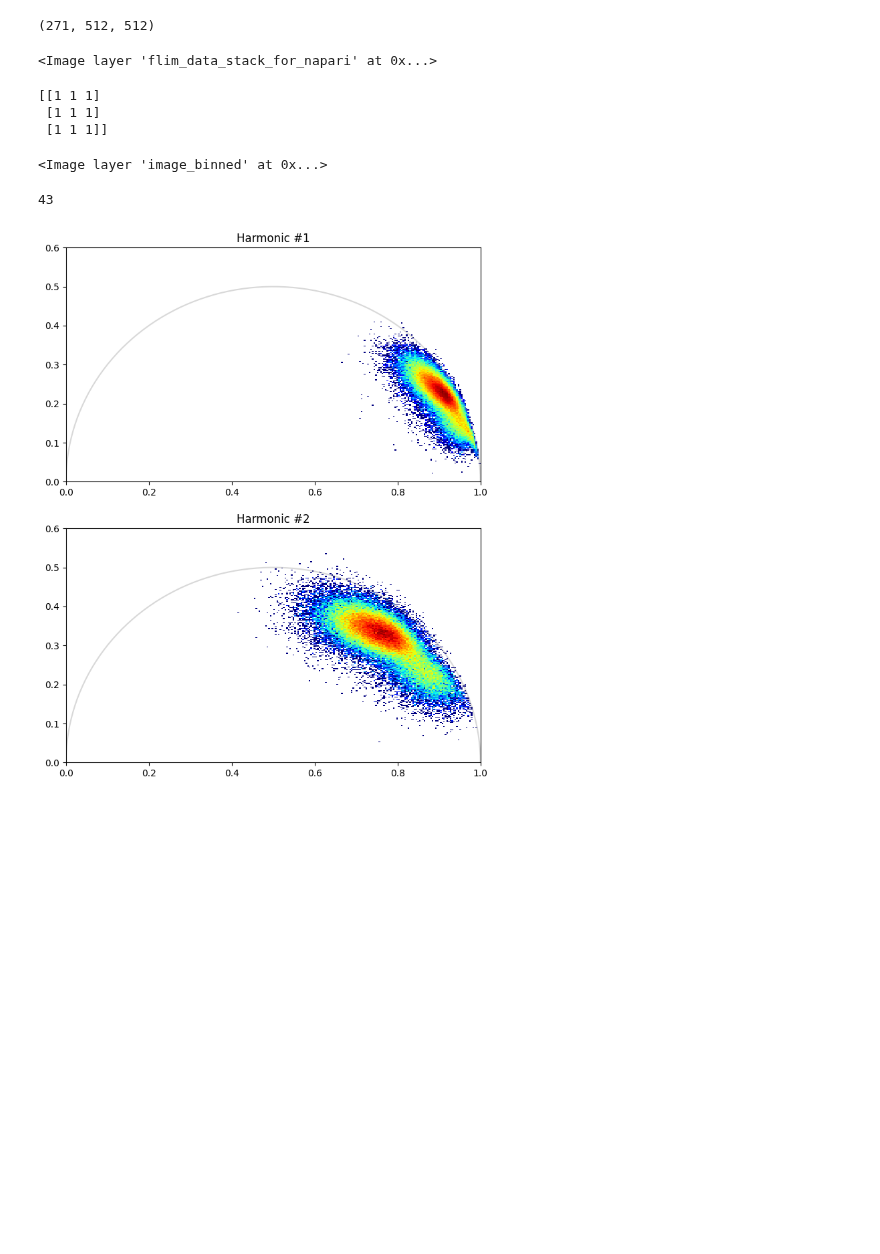
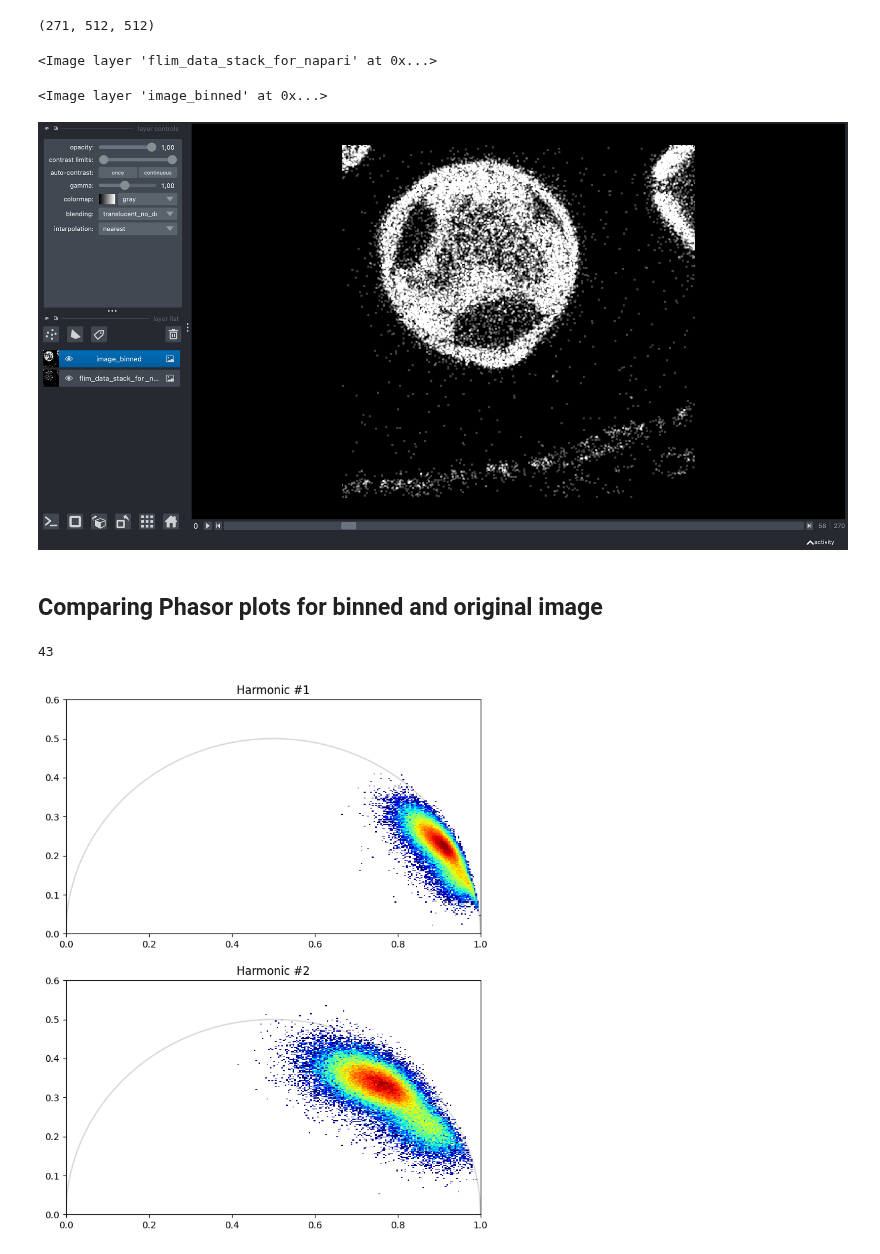
Before and after one commit to zoccoler/FLIM_analysis, a Jupyter notebook: notebooks/Binning_test.ipynb, the cells around one changed output. Saved outputs shown, nothing was run; the diff lists cells and outputs as text; code cells hidden in the pictures; blank space fills up the shorter version.

```diff
--- a/notebooks/Binning_test.ipynb
+++ b/notebooks/Binning_test.ipynb
@@ -98,12 +78,3 @@ viewer = napari.Viewer()
 viewer.add_image(flim_data_stack_for_napari)
 # %% [output]
 <Image layer 'flim_data_stack_for_napari' at 0x...>
-# %%
-bin_size = 3
-
-kernel=np.full((bin_size,bin_size),1)
-print(kernel)
-# %% [output]
-[[1 1 1]
- [1 1 1]
- [1 1 1]]
@@ -115,7 +81,15 @@ for i in range(flim_data_stack_for_napari.shape[0]):
+# %%
+image_binned = apply_conv_binning(flim_data_stack_for_napari, 3)
 # %%
 viewer.add_image(image_binned)
 # %% [output]
 <Image layer 'image_binned' at 0x...>
+# %%
+napari.utils.nbscreenshot(viewer)
+# %% [output]
+[figure, added]
+# %% [markdown]
+## Comparing Phasor plots for binned and original image
 # %%
 threshold = 43
 
```
Also changed, not shown: parts of 12 cells of this notebook.
